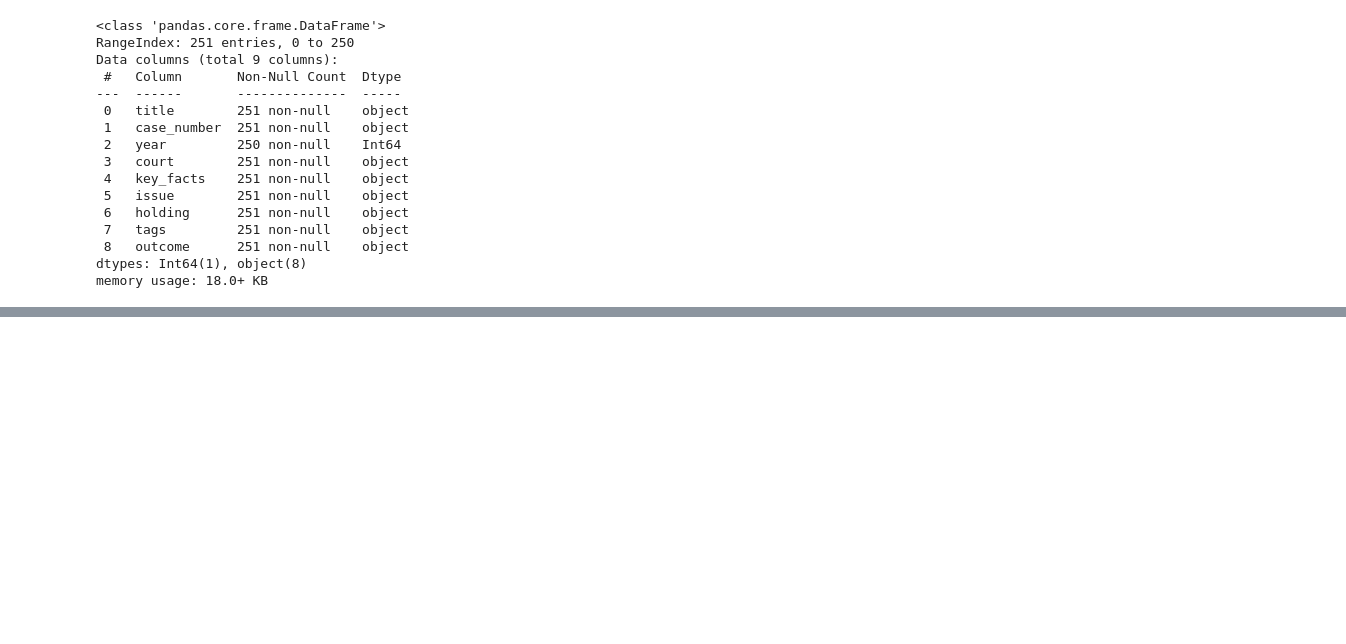
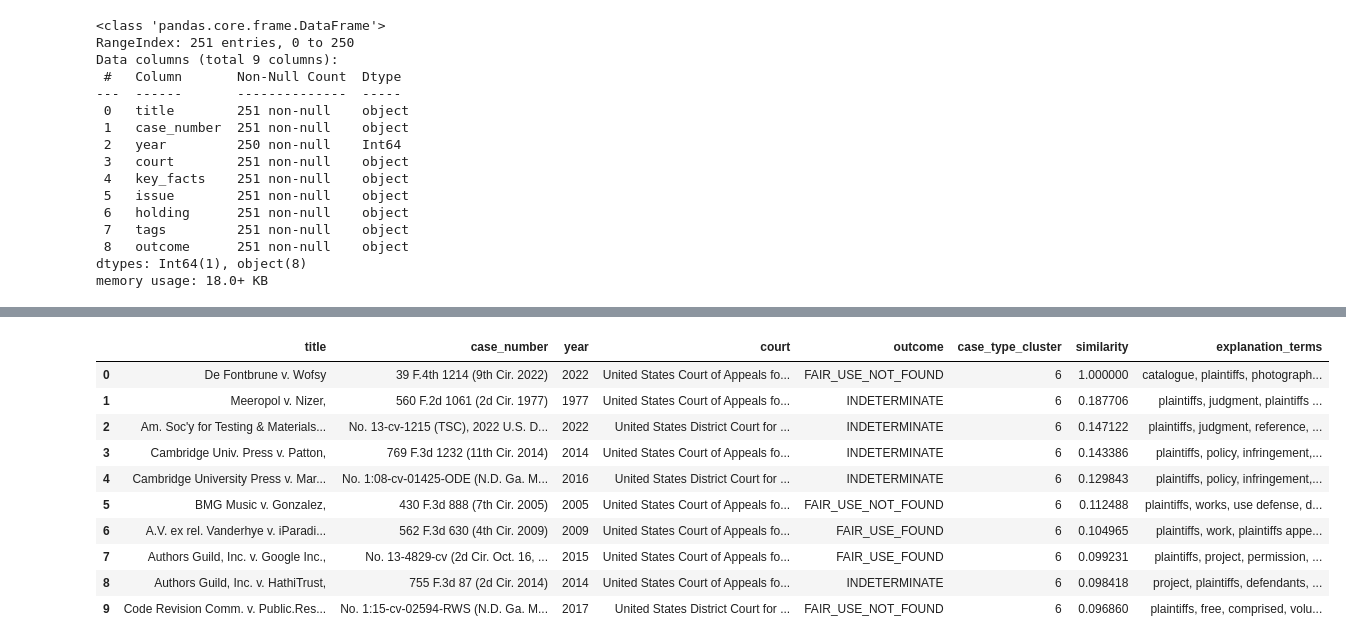
Before and after one commit to mqanaq/BA820-B1-Team13, a Jupyter notebook: M3_Fair_Use_Data_Integrated_Analysis_&_Synergy.ipynb, the cells around one changed output, grey strips where cells are left out. Drawn from its saved outputs; the diff is of its cells as text; code cells hidden in the pictures; blank space fills up the shorter version.

```diff
--- a/M3_Fair_Use_Data_Integrated_Analysis_&_Synergy.ipynb
+++ b/M3_Fair_Use_Data_Integrated_Analysis_&_Synergy.ipynb
@@ -231,0 +453,13 @@ fair_use_findings.head()
+# %%
+from sklearn.cluster import KMeans
+
+# Final clustering configuration (based on M2 experimentation)
+k_final = 10
+
+# Fit K-Means on standardized topic-weight features only
+kmeans = KMeans(n_clusters=k_final, random_state=42, n_init=50)
+fair_use_findings["case_type_cluster"] = kmeans.fit_predict(X_cluster)
+
+# Check cluster sizes
+print("Cluster sizes (k=10):")
+print(fair_use_findings["case_type_cluster"].value_counts().sort_index())
@@ -231,0 +536,56 @@ fair_use_findings.head()
+# %%
+def top_overlap_terms(q_vec, d_vec, feature_names, top_n=8):
+    contrib = q_vec.multiply(d_vec)
+    if contrib.nnz == 0:
+        return []
+    idx = np.argsort(contrib.data)[::-1][:top_n]
+    term_ids = contrib.indices[idx]
+    return [feature_names[i] for i in term_ids]
+
+def retrieve_precedents(query_text, top_n=8, restrict_to_same_case_type=True):
+    q = str(query_text).lower().strip()
+    q_vec = tfidf_vec.transform([q])
+    sims = cosine_similarity(q_vec, X_tfidf).ravel()
+
+    if restrict_to_same_case_type:
+        # Assign query to most similar case type using topic centroids
+        qW = nmf_results[10]["model"].transform(q_vec)
+        centroids = pd.DataFrame(W).groupby(fair_use_findings["case_type_cluster"]).mean().values
+        q_type = int(np.argmax(cosine_similarity(qW, centroids).ravel()))
+
+        mask = (fair_use_findings["case_type_cluster"] == q_type).to_numpy()
+        sims = np.where(mask, sims, -1)
+
+    top_idx = np.argsort(sims)[::-1][:top_n]
+
+    rows = []
+    for i in top_idx:
+        expl = top_overlap_terms(q_vec, X_tfidf[i], terms_tfidf, top_n=8)
+        rows.append({
+            "title": fair_use_findings.iloc[i]["title"],
+            "case_number": fair_use_findings.iloc[i]["case_number"],
+            "year": fair_use_findings.iloc[i]["year"],
+            "court": fair_use_findings.iloc[i]["court"],
+            "outcome": fair_use_findings.iloc[i]["outcome"],
+            "case_type_cluster": fair_use_findings.iloc[i]["case_type_cluster"],
+            "similarity": float(sims[i]),
+            "explanation_terms": ", ".join(expl)
+        })
+
+    return pd.DataFrame(rows)
+
+# Demo: use one existing case as the query (acts like a "new dispute" proxy)
+demo_query = fair_use_findings.loc[0, "text"]
+retrieve_precedents(demo_query, top_n=10, restrict_to_same_case_type=True)
+# %% [output]
+|  | title | case_number | year | court | outcome | case_type_cluster | similarity | explanation_terms |
+| 0 | De Fontbrune v. Wofsy | 39 F.4th 1214 (9th Cir. 2022) | 2022 | United States Court of Appeals fo... | FAIR_USE_NOT_FOUND | 6 | 1.000000 | catalogue, plaintiffs, photograph... |
+| 1 | Meeropol v. Nizer, | 560 F.2d 1061 (2d Cir. 1977) | 1977 | United States Court of Appeals fo... | INDETERMINATE | 6 | 0.187706 | plaintiffs, judgment, plaintiffs ... |
+| 2 | Am. Soc'y for Testing & Materials... | No. 13-cv-1215 (TSC), 2022 U.S. D... | 2022 | United States District Court for ... | INDETERMINATE | 6 | 0.147122 | plaintiffs, judgment, reference, ... |
+| 3 | Cambridge Univ. Press v. Patton, | 769 F.3d 1232 (11th Cir. 2014) | 2014 | United States Court of Appeals fo... | INDETERMINATE | 6 | 0.143386 | plaintiffs, policy, infringement,... |
+| 4 | Cambridge University Press v. Mar... | No. 1:08-cv-01425-ODE (N.D. Ga. M... | 2016 | United States District Court for ... | INDETERMINATE | 6 | 0.129843 | plaintiffs, policy, infringement,... |
+| 5 | BMG Music v. Gonzalez, | 430 F.3d 888 (7th Cir. 2005) | 2005 | United States Court of Appeals fo... | FAIR_USE_NOT_FOUND | 6 | 0.112488 | plaintiffs, works, use defense, d... |
+| 6 | A.V. ex rel. Vanderhye v. iParadi... | 562 F.3d 630 (4th Cir. 2009) | 2009 | United States Court of Appeals fo... | FAIR_USE_FOUND | 6 | 0.104965 | plaintiffs, work, plaintiffs appe... |
+| 7 | Authors Guild, Inc. v. Google Inc., | No. 13-4829-cv (2d Cir. Oct. 16, ... | 2015 | United States Court of Appeals fo... | FAIR_USE_FOUND | 6 | 0.099231 | plaintiffs, project, permission, ... |
+| 8 | Authors Guild, Inc. v. HathiTrust, | 755 F.3d 87 (2d Cir. 2014) | 2014 | United States Court of Appeals fo... | INDETERMINATE | 6 | 0.098418 | project, plaintiffs, defendants, ... |
+| 9 | Code Revision Comm. v. Public.Res... | No. 1:15-cv-02594-RWS (N.D. Ga. M... | 2017 | United States District Court for ... | FAIR_USE_NOT_FOUND | 6 | 0.096860 | plaintiffs, free, comprised, volu... |
```
Also changed, not shown: parts of 26 cells of this notebook.
